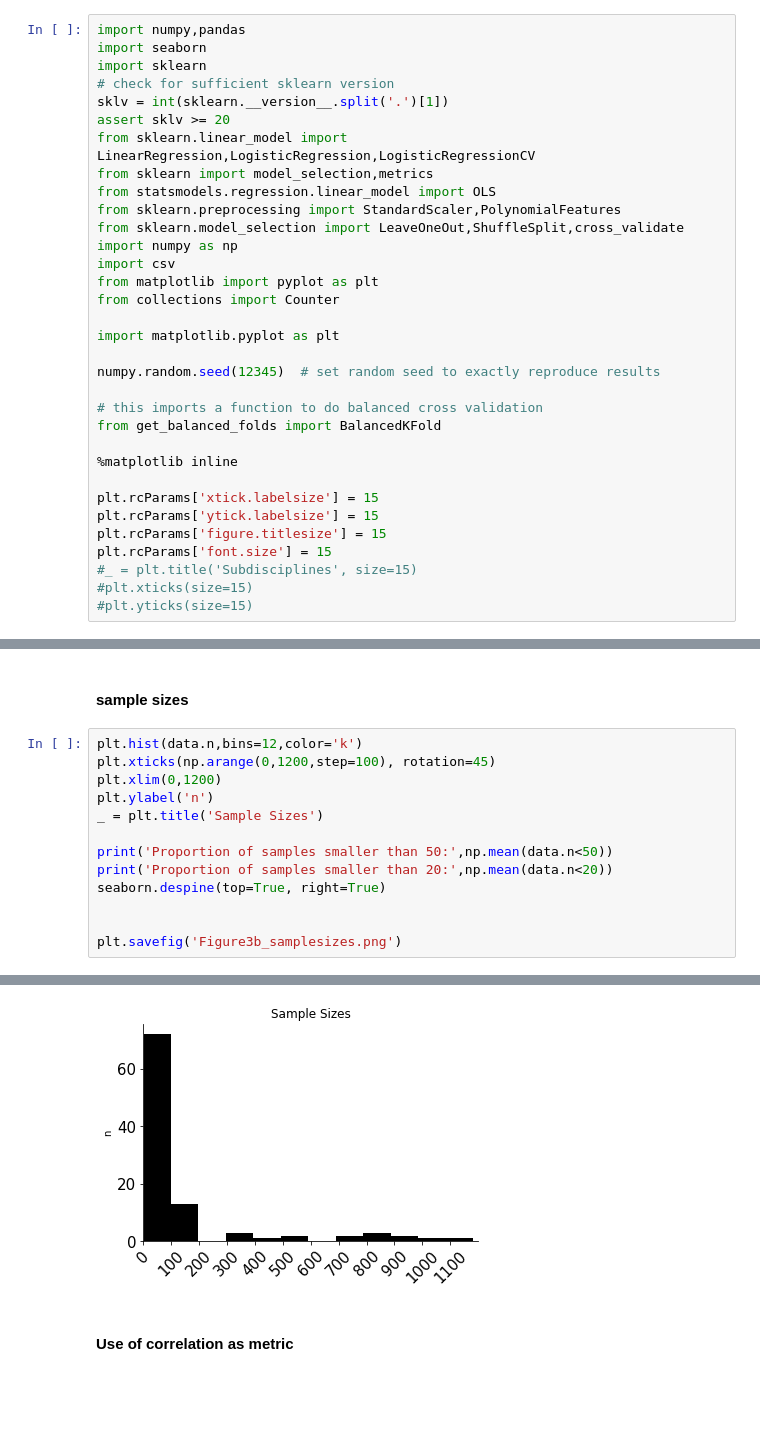
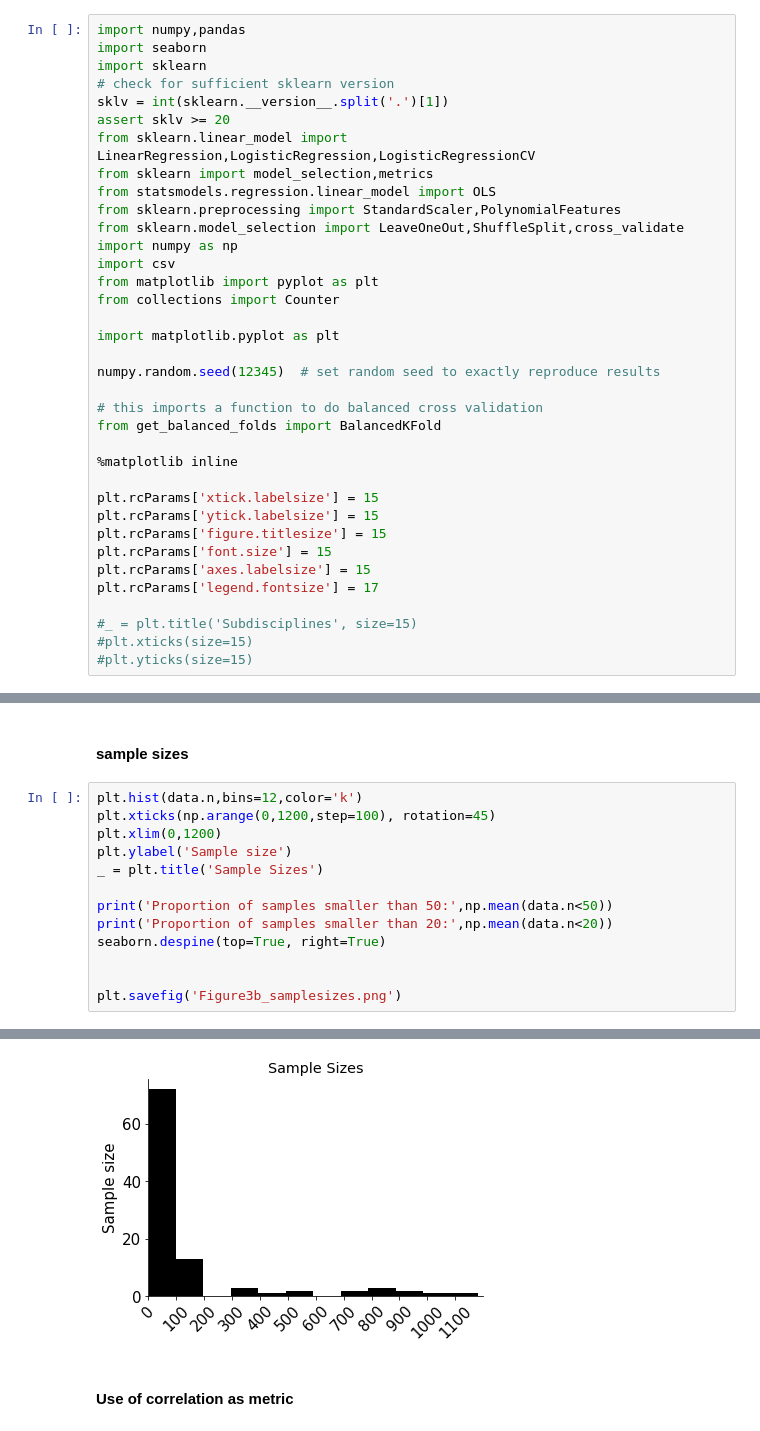
Before and after one commit to poldrack/PredictionCV, a Jupyter notebook: PredictionPaperFigures.ipynb, the cells around one changed output, grey strips where cells are left out. Drawn from its saved outputs; the diff is of its cells as text; blank space fills up the shorter version.

```diff
--- a/PredictionPaperFigures.ipynb
+++ b/PredictionPaperFigures.ipynb
@@ -33,6 +33,9 @@ plt.rcParams['xtick.labelsize'] = 15
 plt.rcParams['ytick.labelsize'] = 15
 plt.rcParams['figure.titlesize'] = 15
 plt.rcParams['font.size'] = 15
+plt.rcParams['axes.labelsize'] = 15
+plt.rcParams['legend.fontsize'] = 17
+
 #_ = plt.title('Subdisciplines', size=15)
 #plt.xticks(size=15)
 #plt.yticks(size=15)
@@ -322,20 +326,20 @@ plt.savefig('Figure3a_cvtypes.png')
 # %%
 plt.hist(data.n,bins=12,color='k')
 plt.xticks(np.arange(0,1200,step=100), rotation=45)
 plt.xlim(0,1200)
-plt.ylabel('n')
+plt.ylabel('Sample size')
 _ = plt.title('Sample Sizes')
 
 print('Proportion of samples smaller than 50:',np.mean(data.n<50))
 print('Proportion of samples smaller than 20:',np.mean(data.n<20))
 seaborn.despine(top=True, right=True)
 
 
 plt.savefig('Figure3b_samplesizes.png')
 # %% [output]
 Proportion of samples smaller than 50: 0.56
 Proportion of samples smaller than 20: 0.18
-[figure, old version]
+[figure, new version]
 # %% [markdown]
 #### Use of correlation as metric
 # %%
```
Also changed, not shown: parts of 5 cells of this notebook.
